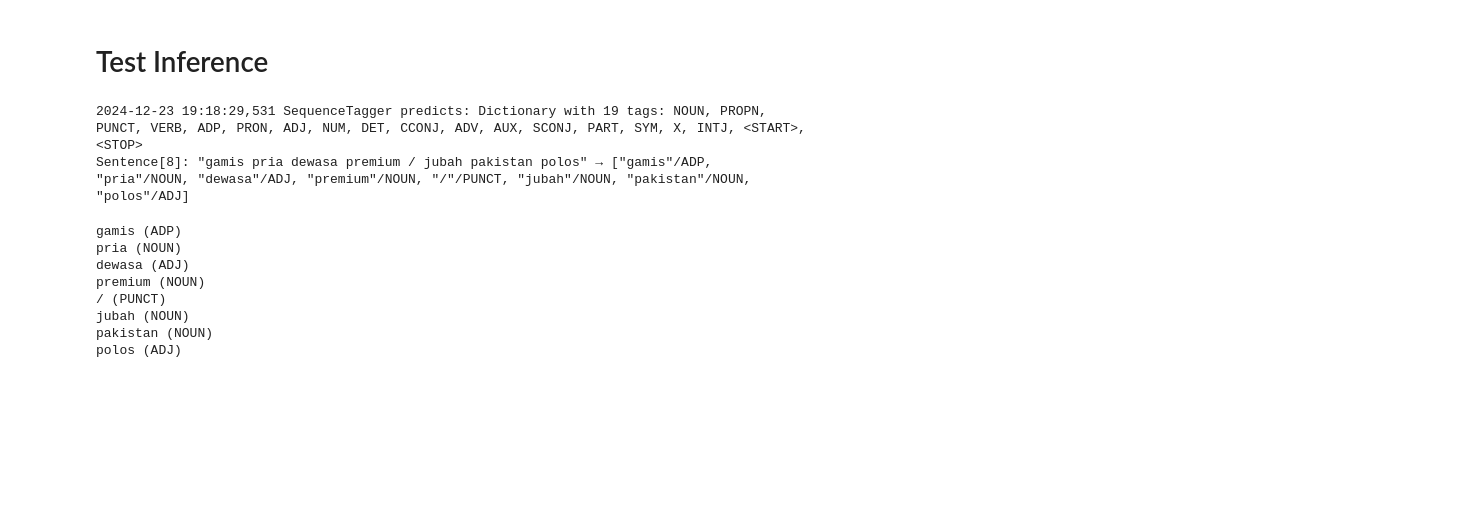
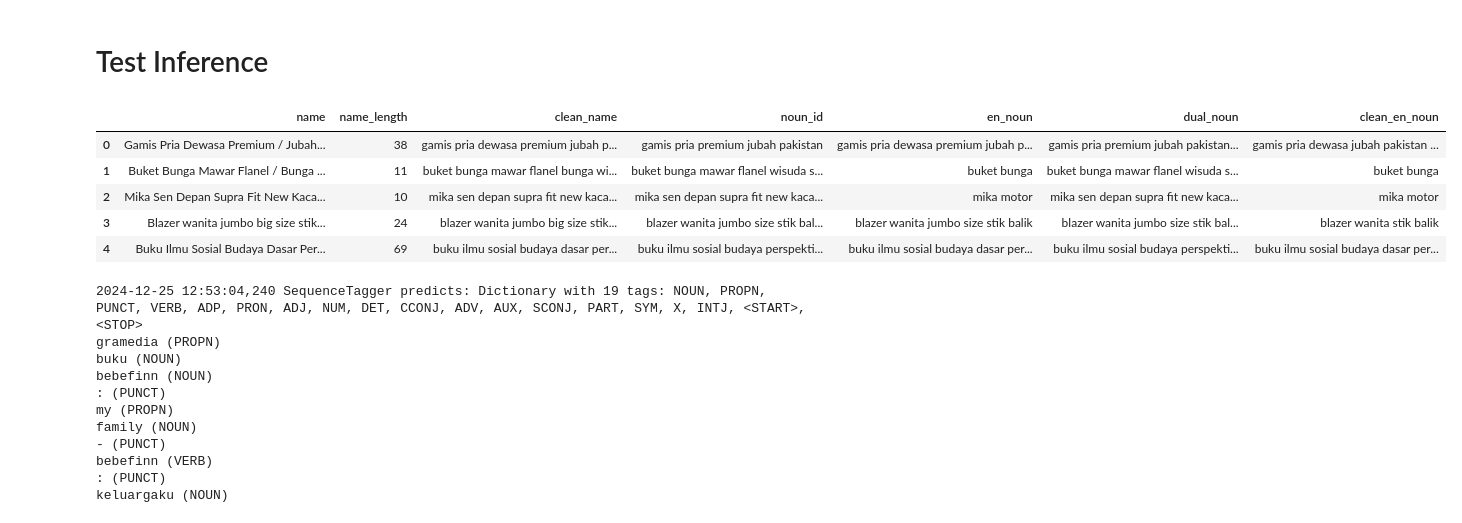
Before and after one commit to bwbayu/product_name_clustering, a Jupyter notebook: additional/fine-tuning_flair.ipynb, the cells around one changed output. Saved outputs shown, nothing was run; the diff lists cells and outputs as text; code cells hidden in the pictures; blank space fills up the shorter version.

```diff
--- a/additional/fine-tuning_flair.ipynb
+++ b/additional/fine-tuning_flair.ipynb
@@ -186,28 +186,37 @@ trainer.train('resources/taggers/multiCorpus-upos',
 ... (18 outputs left out)
 # %% [markdown]
 # Test Inference
+# %%
+import pandas as pd
+df = pd.read_csv('../data/clean/clean_dataset.csv')
+df.head()
+# %% [output]
+|  | name | name_length | clean_name | noun_id | en_noun | dual_noun | clean_en_noun |
+| 0 | Gamis Pria Dewasa Premium / Jubah... | 38 | gamis pria dewasa premium jubah p... | gamis pria premium jubah pakistan | gamis pria dewasa premium jubah p... | gamis pria premium jubah pakistan... | gamis pria dewasa jubah pakistan ... |
+| 1 | Buket Bunga Mawar Flanel / Bunga ... | 11 | buket bunga mawar flanel bunga wi... | buket bunga mawar flanel wisuda s... | buket bunga | buket bunga mawar flanel wisuda s... | buket bunga |
+| 2 | Mika Sen Depan Supra Fit New Kaca... | 10 | mika sen depan supra fit new kaca... | mika sen depan supra fit new kaca... | mika motor | mika sen depan supra fit new kaca... | mika motor |
+| 3 | Blazer wanita jumbo big size stik... | 24 | blazer wanita jumbo big size stik... | blazer wanita jumbo size stik bal... | blazer wanita jumbo size stik balik | blazer wanita jumbo size stik bal... | blazer wanita stik balik |
+| 4 | Buku Ilmu Sosial Budaya Dasar Per... | 69 | buku ilmu sosial budaya dasar per... | buku ilmu sosial budaya perspekti... | buku ilmu sosial budaya dasar per... | buku ilmu sosial budaya perspekti... | buku ilmu sosial budaya dasar per... |
 # %%
 from flair.data import Sentence
-text = 'Gamis Pria Dewasa Premium / Jubah Pakistan Polos'.lower()
+text = df['name'].iloc[230].lower()
 sentence = Sentence(text)
-tag_pos = SequenceTagger.load('resources/taggers/multiCorpus-upos/best-model.pt')
+tag_pos = SequenceTagger.load('../resources/taggers/multiCorpus-upos/best-model.pt')
 tag_pos.predict(sentence)
-print(sentence.to_tagged_string())
+for token in sentence:
+    print(f"{token.text} ({token.get_label('upos').value})")
 # %% [output]
-2024-12-23 19:18:29,531 SequenceTagger predicts: Dictionary with 19 tags: NOUN, PROPN, PUNCT, VERB, ADP, PRON, ADJ, NUM, DET, CCONJ, ADV, AUX, SCONJ, PART, SYM, X, INTJ, <START>, <STOP>
-Sentence[8]: "gamis pria dewasa premium / jubah pakistan polos" → ["gamis"/ADP, "pria"/NOUN, "dewasa"/ADJ, "premium"/NOUN, "/"/PUNCT, "jubah"/NOUN, "pakistan"/NOUN, "polos"/ADJ]
+2024-12-25 12:53:04,240 SequenceTagger predicts: Dictionary with 19 tags: NOUN, PROPN, PUNCT, VERB, ADP, PRON, ADJ, NUM, DET, CCONJ, ADV, AUX, SCONJ, PART, SYM, X, INTJ, <START>, <STOP>
+gramedia (PROPN)
+buku (NOUN)
+bebefinn (NOUN)
+: (PUNCT)
+my (PROPN)
+family (NOUN)
+- (PUNCT)
+bebefinn (VERB)
+: (PUNCT)
+keluargaku (NOUN)
-# %%
-for token in sentence:
-    print(f"{token.text} ({token.get_label('upos').value})")
-# %% [output]
-gamis (ADP)
-pria (NOUN)
-dewasa (ADJ)
-premium (NOUN)
-/ (PUNCT)
-jubah (NOUN)
-pakistan (NOUN)
-polos (ADJ)
 # %%
 # Filter tokens with label NOUN or PROPN
 filtered_words = [token.text for token in sentence if token.get_label('upos').value in ['NOUN', 'PROPN']]
```
Also changed, not shown: 4 other files.
